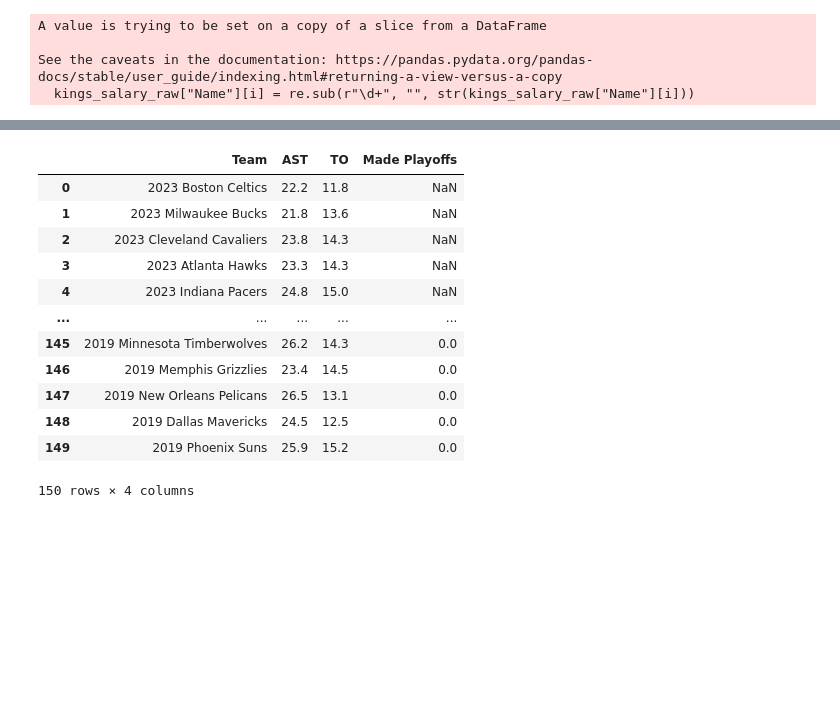
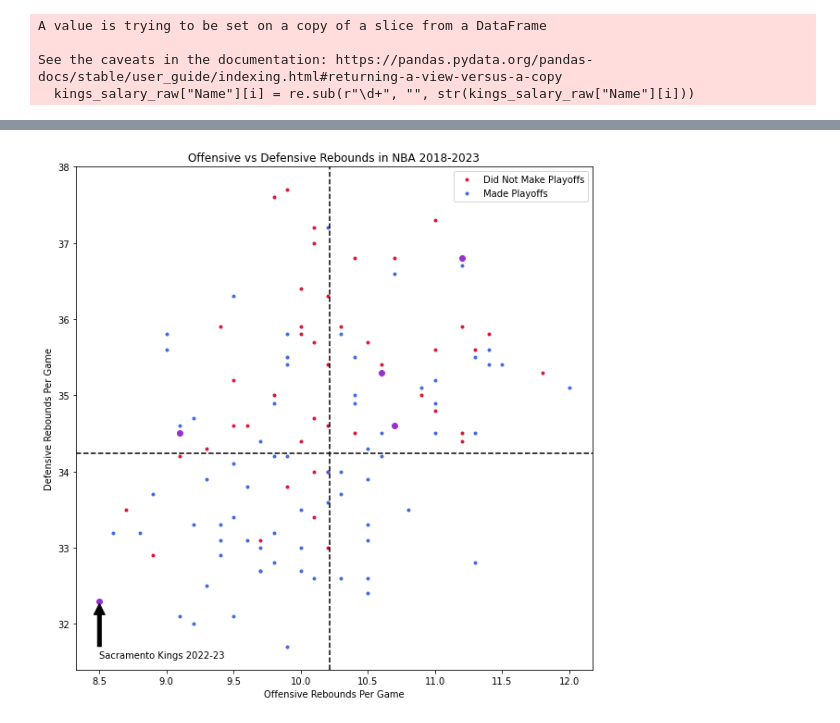
Before and after one commit to mattmori21/Kings-Project, a Jupyter notebook: data.ipynb, the cells around one changed output, grey strips where cells are left out. Cells and saved outputs as stored; diff of their text form; code cells hidden in the pictures; blank space fills up the shorter version.

```diff
--- a/data.ipynb
+++ b/data.ipynb
@@ -312,17 +281,8 @@ plt.show()
-# %%
-ast_to_graphdf = fullnbastats.iloc[:,[0,17,20,26]]
-ast_to_graphdf
-# %% [output]
-|  | Team | AST | TO | Made Playoffs |
-| 0 | 2023 Boston Celtics | 22.2 | 11.8 | NaN |
-| 1 | 2023 Milwaukee Bucks | 21.8 | 13.6 | NaN |
-| 2 | 2023 Cleveland Cavaliers | 23.8 | 14.3 | NaN |
-| 3 | 2023 Atlanta Hawks | 23.3 | 14.3 | NaN |
-| 4 | 2023 Indiana Pacers | 24.8 | 15.0 | NaN |
-| ... | ... | ... | ... | ... |
-| 145 | 2019 Minnesota Timberwolves | 26.2 | 14.3 | 0.0 |
-| 146 | 2019 Memphis Grizzlies | 23.4 | 14.5 | 0.0 |
-| 147 | 2019 New Orleans Pelicans | 26.5 | 13.1 | 0.0 |
-| 148 | 2019 Dallas Mavericks | 24.5 | 12.5 | 0.0 |
-| 149 | 2019 Phoenix Suns | 25.9 | 15.2 | 0.0 |
-150 rows × 4 columns
+# %%
+comparison_plot(fullnbastats, fullnbastats.columns.get_loc("OR"), fullnbastats.columns.get_loc("DR"), 0, -0.75)
+plt.xlabel("Offensive Rebounds Per Game")
+plt.ylabel("Defensive Rebounds Per Game")
+plt.title("Offensive vs Defensive Rebounds in NBA 2018-2023")
+plt.show()
+# %% [output]
+[figure, added]
```
Also changed, not shown: parts of 13 cells of this notebook.
